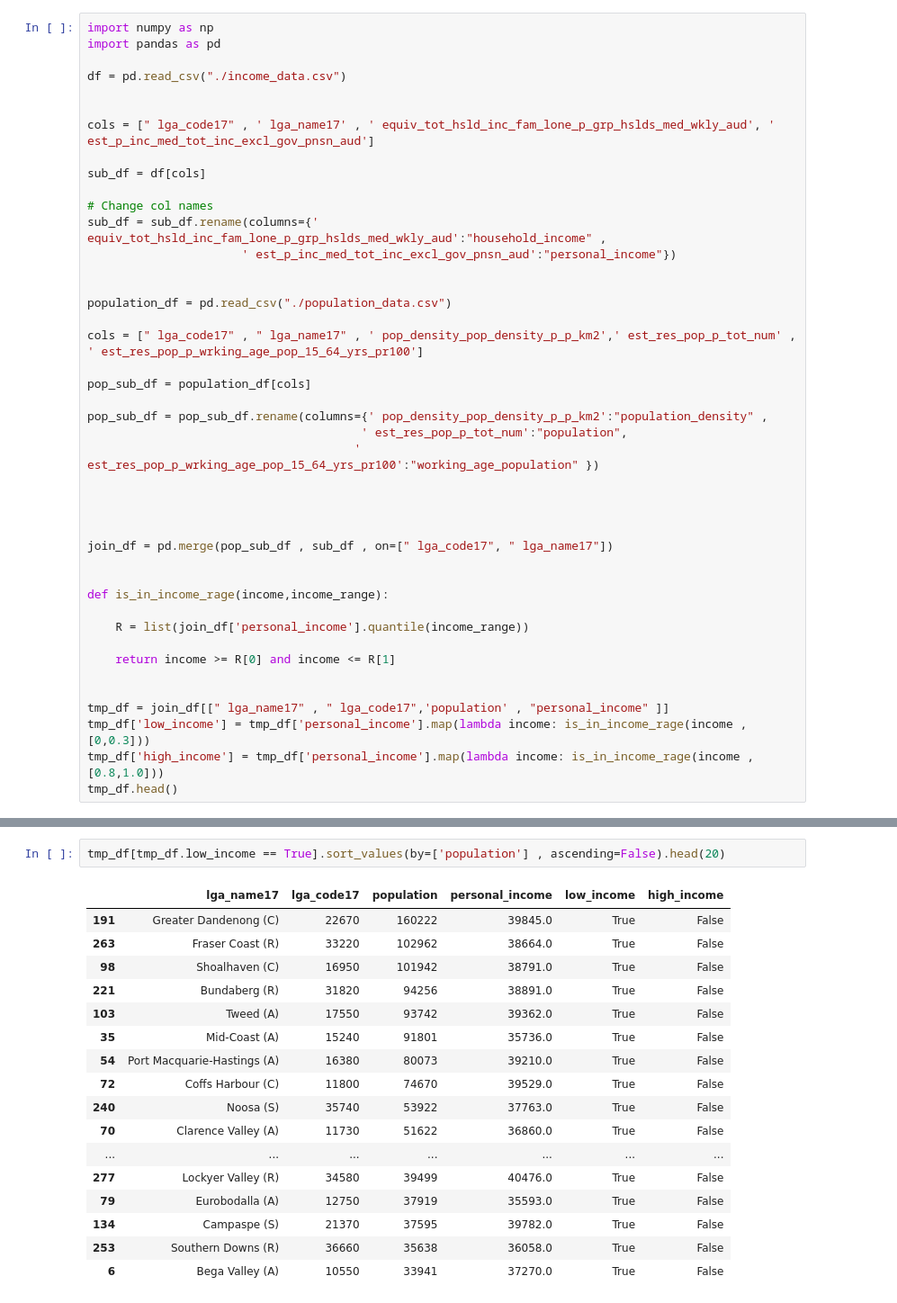
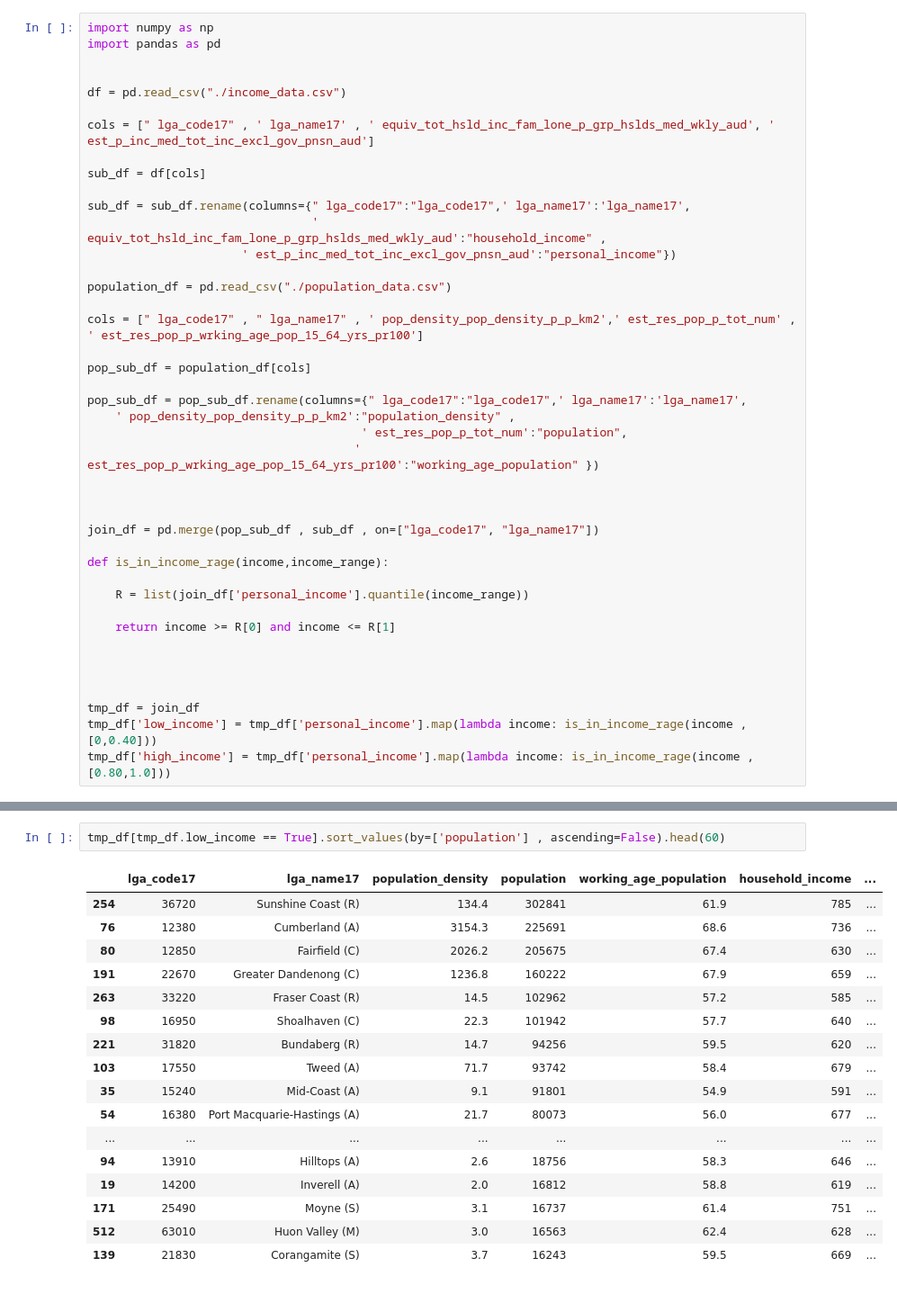
Before and after one commit to cynthiaennis/ClusterAndCloudTeam34, a Jupyter notebook: Aurin_Data_Analysis/clean_up_version.ipynb, the cells around one changed output, grey strips where cells are left out. Shown at 90% size. Cells and saved outputs as stored; diff of their text form.

```diff
--- a/Aurin_Data_Analysis/clean_up_version.ipynb
+++ b/Aurin_Data_Analysis/clean_up_version.ipynb
@@ -2,17 +2,16 @@
 import numpy as np
 import pandas as pd
 
+
 df = pd.read_csv("./income_data.csv")
-
 
 cols = [" lga_code17" , ' lga_name17' , ' equiv_tot_hsld_inc_fam_lone_p_grp_hslds_med_wkly_aud', ' est_p_inc_med_tot_inc_excl_gov_pnsn_aud']
 
 sub_df = df[cols]
 
-# Change col names
-sub_df = sub_df.rename(columns={' equiv_tot_hsld_inc_fam_lone_p_grp_hslds_med_wkly_aud':"household_income" ,
+sub_df = sub_df.rename(columns={" lga_code17":"lga_code17",' lga_name17':'lga_name17',
+                                ' equiv_tot_hsld_inc_fam_lone_p_grp_hslds_med_wkly_aud':"household_income" ,
                       ' est_p_inc_med_tot_inc_excl_gov_pnsn_aud':"personal_income"})
-
 
 population_df = pd.read_csv("./population_data.csv")
 
@@ -20,15 +19,14 @@ cols = [" lga_code17" , " lga_name17" , ' pop_density_pop_density_p_p_km2',' est
 
 pop_sub_df = population_df[cols]
 
-pop_sub_df = pop_sub_df.rename(columns={' pop_density_pop_density_p_p_km2':"population_density" ,
+pop_sub_df = pop_sub_df.rename(columns={" lga_code17":"lga_code17",' lga_name17':'lga_name17',
+    ' pop_density_pop_density_p_p_km2':"population_density" ,
                                        ' est_res_pop_p_tot_num':"population",
                                       ' est_res_pop_p_wrking_age_pop_15_64_yrs_pr100':"working_age_population" })
 
 
 
-
-join_df = pd.merge(pop_sub_df , sub_df , on=[" lga_code17", " lga_name17"])
-
+join_df = pd.merge(pop_sub_df , sub_df , on=["lga_code17", "lga_name17"])
 
 def is_in_income_rage(income,income_range):
 
@@ -37,7 +35,8 @@ def is_in_income_rage(income,income_range):
     return income >= R[0] and income <= R[1]
 
 
-tmp_df = join_df[[" lga_name17" , " lga_code17",'population' , "personal_income" ]]
-tmp_df['low_income'] = tmp_df['personal_income'].map(lambda income: is_in_income_rage(income , [0,0.3]))
-tmp_df['high_income'] = tmp_df['personal_income'].map(lambda income: is_in_income_rage(income , [0.8,1.0]))
-tmp_df.head()
+
+
+tmp_df = join_df
+tmp_df['low_income'] = tmp_df['personal_income'].map(lambda income: is_in_income_rage(income , [0,0.40]))
+tmp_df['high_income'] = tmp_df['personal_income'].map(lambda income: is_in_income_rage(income , [0.80,1.0]))
@@ -59,21 +49,21 @@ See the caveats in the documentation: http://pandas.pydata.org/pandas-docs/stabl
 # %%
-tmp_df[tmp_df.low_income == True].sort_values(by=['population'] , ascending=False).head(20)
+tmp_df[tmp_df.low_income == True].sort_values(by=['population'] , ascending=False).head(60)
 # %% [output]
-|  | lga_name17 | lga_code17 | population | personal_income | low_income | high_income |
-| 191 | Greater Dandenong (C) | 22670 | 160222 | 39845.0 | True | False |
-| 263 | Fraser Coast (R) | 33220 | 102962 | 38664.0 | True | False |
-| 98 | Shoalhaven (C) | 16950 | 101942 | 38791.0 | True | False |
-| 221 | Bundaberg (R) | 31820 | 94256 | 38891.0 | True | False |
-| 103 | Tweed (A) | 17550 | 93742 | 39362.0 | True | False |
-| 35 | Mid-Coast (A) | 15240 | 91801 | 35736.0 | True | False |
-| 54 | Port Macquarie-Hastings (A) | 16380 | 80073 | 39210.0 | True | False |
-| 72 | Coffs Harbour (C) | 11800 | 74670 | 39529.0 | True | False |
-| 240 | Noosa (S) | 35740 | 53922 | 37763.0 | True | False |
-| 70 | Clarence Valley (A) | 11730 | 51622 | 36860.0 | True | False |
-| ... | ... | ... | ... | ... | ... | ... |
-| 277 | Lockyer Valley (R) | 34580 | 39499 | 40476.0 | True | False |
-| 79 | Eurobodalla (A) | 12750 | 37919 | 35593.0 | True | False |
-| 134 | Campaspe (S) | 21370 | 37595 | 39782.0 | True | False |
-| 253 | Southern Downs (R) | 36660 | 35638 | 36058.0 | True | False |
-| 6 | Bega Valley (A) | 10550 | 33941 | 37270.0 | True | False |
+|  | lga_code17 | lga_name17 | population_density | population | working_age_population | household_income | ... |
+| 254 | 36720 | Sunshine Coast (R) | 134.4 | 302841 | 61.9 | 785 | ... |
+| 76 | 12380 | Cumberland (A) | 3154.3 | 225691 | 68.6 | 736 | ... |
+| 80 | 12850 | Fairfield (C) | 2026.2 | 205675 | 67.4 | 630 | ... |
+| 191 | 22670 | Greater Dandenong (C) | 1236.8 | 160222 | 67.9 | 659 | ... |
+| 263 | 33220 | Fraser Coast (R) | 14.5 | 102962 | 57.2 | 585 | ... |
+| 98 | 16950 | Shoalhaven (C) | 22.3 | 101942 | 57.7 | 640 | ... |
+| 221 | 31820 | Bundaberg (R) | 14.7 | 94256 | 59.5 | 620 | ... |
+| 103 | 17550 | Tweed (A) | 71.7 | 93742 | 58.4 | 679 | ... |
+| 35 | 15240 | Mid-Coast (A) | 9.1 | 91801 | 54.9 | 591 | ... |
+| 54 | 16380 | Port Macquarie-Hastings (A) | 21.7 | 80073 | 56.0 | 677 | ... |
+| ... | ... | ... | ... | ... | ... | ... | ... |
+| 94 | 13910 | Hilltops (A) | 2.6 | 18756 | 58.3 | 646 | ... |
+| 19 | 14200 | Inverell (A) | 2.0 | 16812 | 58.8 | 619 | ... |
+| 171 | 25490 | Moyne (S) | 3.1 | 16737 | 61.4 | 751 | ... |
+| 512 | 63010 | Huon Valley (M) | 3.0 | 16563 | 62.4 | 628 | ... |
+| 139 | 21830 | Corangamite (S) | 3.7 | 16243 | 59.5 | 669 | ... |
 # %%
```
Also changed, not shown: parts of 28 cells of this notebook.
